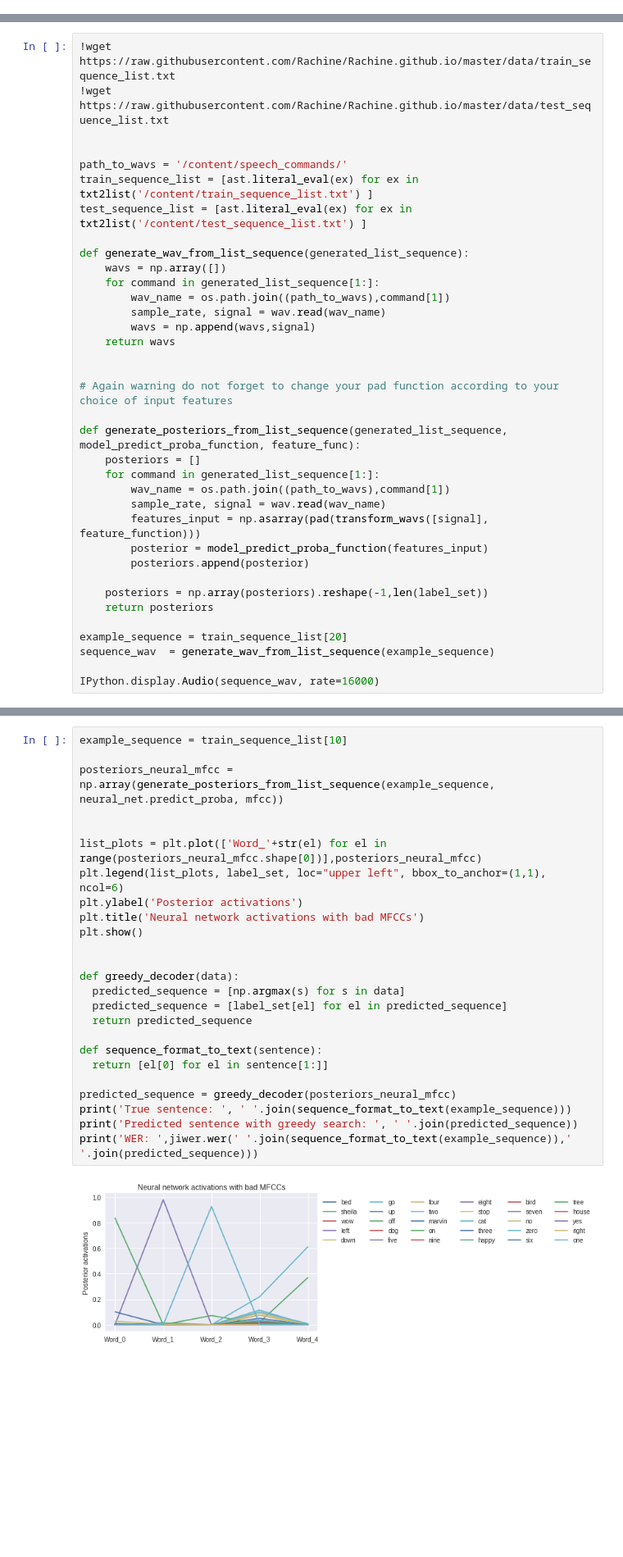
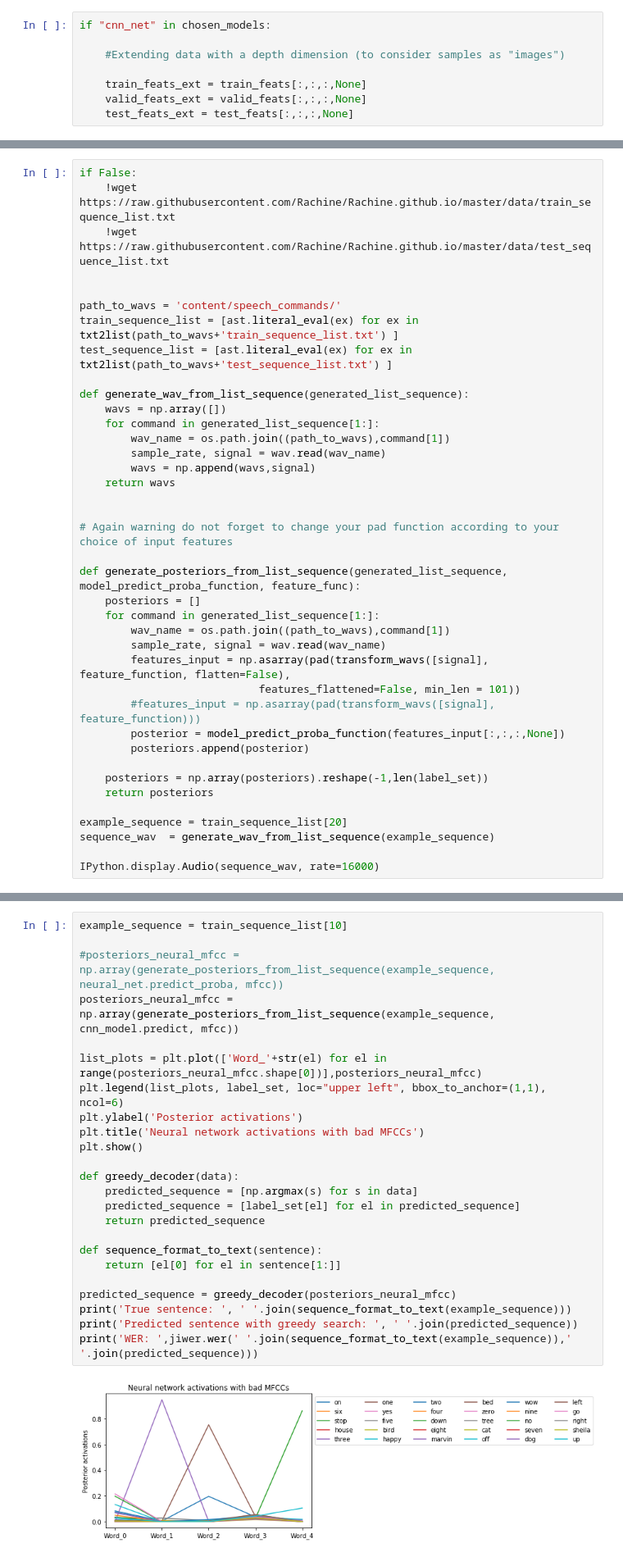
Before and after one commit to deloroy/SPEECH-NLP, a Jupyter notebook: TP1 (SPEECH)/speech_commands_mva_2019_py3-Copy1.ipynb, the cells around one changed output, grey strips where cells are left out. Shown at 82% size. Saved outputs shown, nothing was run; the diff lists cells and outputs as text; blank space fills up the shorter version.

```diff
--- a/TP1 (SPEECH)/speech_commands_mva_2019_py3-Copy1.ipynb
+++ b/TP1 (SPEECH)/speech_commands_mva_2019_py3-Copy1.ipynb
@@ -346,0 +481,8 @@ Training time: 4.18146824836731
+# %%
+if "cnn_net" in chosen_models:
+
+    #Extending data with a depth dimension (to consider samples as "images")
+
+    train_feats_ext = train_feats[:,:,:,None]
+    valid_feats_ext = valid_feats[:,:,:,None]
+    test_feats_ext = test_feats[:,:,:,None]
@@ -428,13 +652,14 @@ We can model the acoustic model as such:
 
 **Question 2.2**: Can you point which line in the code above approximated the prior probability of each word $W_i$ to be equal?
 # %%
-!wget https://raw.githubusercontent.com/Rachine/Rachine.github.io/master/data/train_sequence_list.txt
-!wget https://raw.githubusercontent.com/Rachine/Rachine.github.io/master/data/test_sequence_list.txt
+if False:
+    !wget https://raw.githubusercontent.com/Rachine/Rachine.github.io/master/data/train_sequence_list.txt
+    !wget https://raw.githubusercontent.com/Rachine/Rachine.github.io/master/data/test_sequence_list.txt
 
 
-path_to_wavs = '/content/speech_commands/'
-train_sequence_list = [ast.literal_eval(ex) for ex in txt2list('/content/train_sequence_list.txt') ]
-test_sequence_list = [ast.literal_eval(ex) for ex in txt2list('/content/test_sequence_list.txt') ]
+path_to_wavs = 'content/speech_commands/'
+train_sequence_list = [ast.literal_eval(ex) for ex in txt2list(path_to_wavs+'train_sequence_list.txt') ]
+test_sequence_list = [ast.literal_eval(ex) for ex in txt2list(path_to_wavs+'test_sequence_list.txt') ]
 
 def generate_wav_from_list_sequence(generated_list_sequence):
     wavs = np.array([])
@@ -452,8 +677,10 @@ def generate_posteriors_from_list_sequence(generated_list_sequence, model_predic
     for command in generated_list_sequence[1:]:
         wav_name = os.path.join((path_to_wavs),command[1])
         sample_rate, signal = wav.read(wav_name)
-        features_input = np.asarray(pad(transform_wavs([signal], feature_function)))
-        posterior = model_predict_proba_function(features_input)
+        features_input = np.asarray(pad(transform_wavs([signal], feature_function, flatten=False),
+                            features_flattened=False, min_len = 101))
+        #features_input = np.asarray(pad(transform_wavs([signal], feature_function)))
+        posterior = model_predict_proba_function(features_input[:,:,:,None])
         posteriors.append(posterior)
 
     posteriors = np.array(posteriors).reshape(-1,len(label_set))
@@ -492,28 +702,27 @@ We use a simple model from the previous part, **up to you** to use another one t
 # %%
 example_sequence = train_sequence_list[10]
 
-posteriors_neural_mfcc = np.array(generate_posteriors_from_list_sequence(example_sequence, neural_net.predict_proba, mfcc))
-
+#posteriors_neural_mfcc = np.array(generate_posteriors_from_list_sequence(example_sequence, neural_net.predict_proba, mfcc))
+posteriors_neural_mfcc = np.array(generate_posteriors_from_list_sequence(example_sequence, cnn_model.predict, mfcc))
 
 list_plots = plt.plot(['Word_'+str(el) for el in range(posteriors_neural_mfcc.shape[0])],posteriors_neural_mfcc)
 plt.legend(list_plots, label_set, loc="upper left", bbox_to_anchor=(1,1), ncol=6)
 plt.ylabel('Posterior activations')
 plt.title('Neural network activations with bad MFCCs')
 plt.show()
 
-
 def greedy_decoder(data):
-  predicted_sequence = [np.argmax(s) for s in data]
-  predicted_sequence = [label_set[el] for el in predicted_sequence]
-  return predicted_sequence
+    predicted_sequence = [np.argmax(s) for s in data]
+    predicted_sequence = [label_set[el] for el in predicted_sequence]
+    return predicted_sequence
 
 def sequence_format_to_text(sentence):
-  return [el[0] for el in sentence[1:]]
+    return [el[0] for el in sentence[1:]]
 
 predicted_sequence = greedy_decoder(posteriors_neural_mfcc)
 print('True sentence: ', ' '.join(sequence_format_to_text(example_sequence)))
 print('Predicted sentence with greedy search: ', ' '.join(predicted_sequence))
 print('WER: ',jiwer.wer(' '.join(sequence_format_to_text(example_sequence)),' '.join(predicted_sequence)))
 # %% [output]
-[figure, old version]
+[figure, new version]
 True sentence:  go marvin one right stop
```
Also changed, not shown: parts of 42 cells of this notebook, 5 other files.
